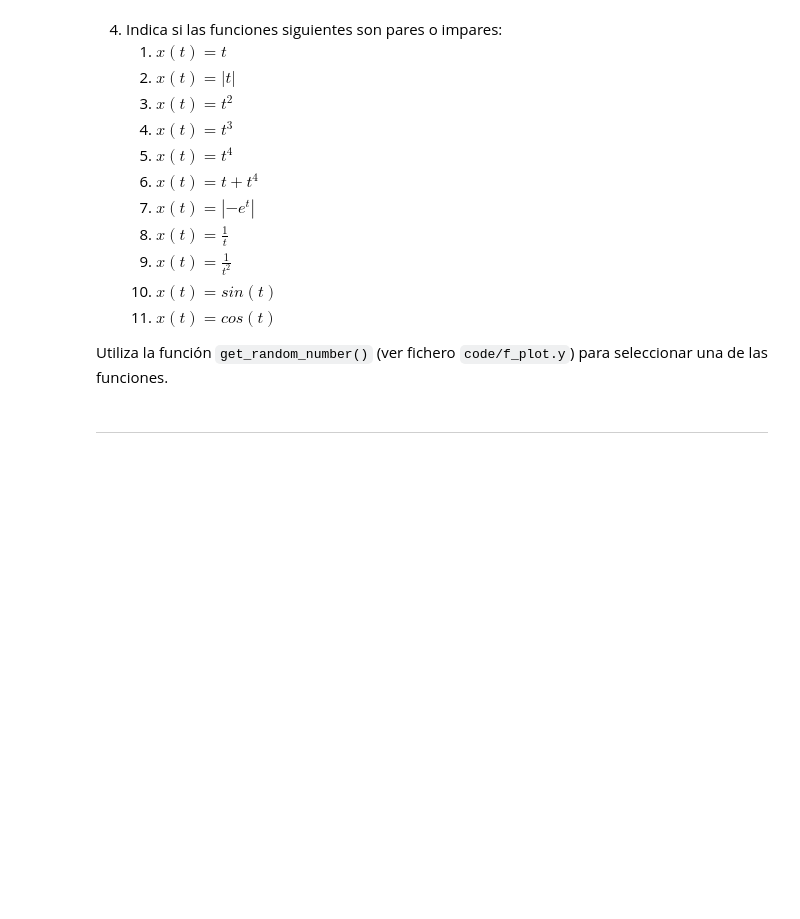
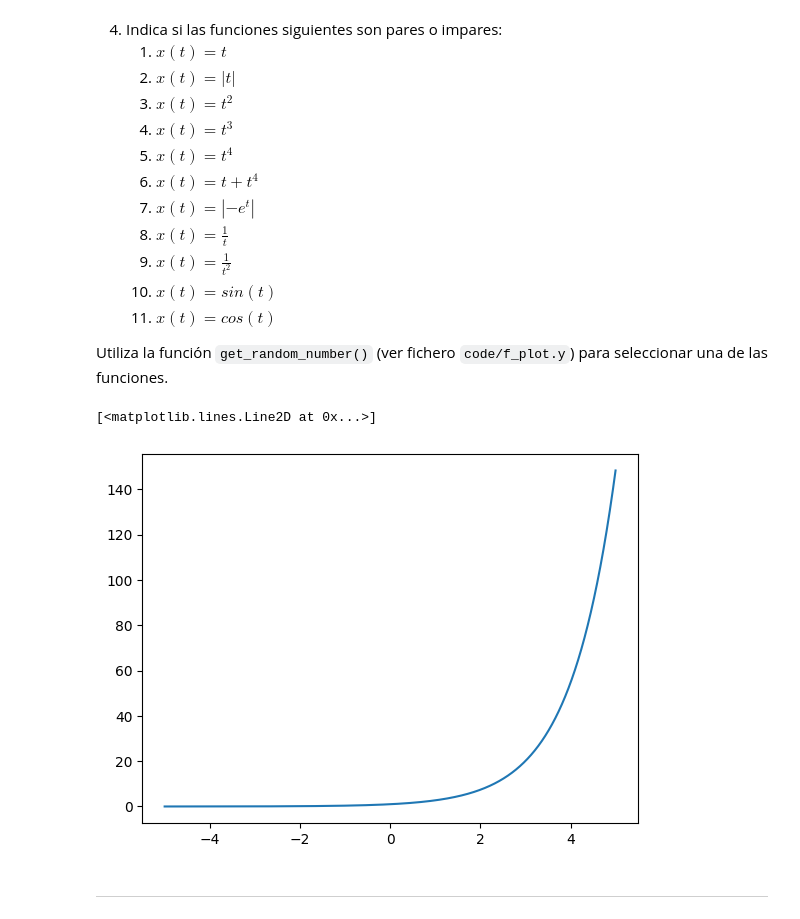
Before and after one commit to alanglk/KISA, a Jupyter notebook: src/PIS/labs/0.ejerciciosIntroduccion.ipynb, the cells around one changed output. Saved outputs shown, nothing was run; the diff lists cells and outputs as text; code cells hidden in the pictures; blank space fills up the shorter version.

```diff
--- a/src/PIS/labs/0.ejerciciosIntroduccion.ipynb
+++ b/src/PIS/labs/0.ejerciciosIntroduccion.ipynb
@@ -185,9 +185,15 @@ Fichero MP3:  Fs = 24000, x.shape = (144000,), x.dtype = float32
 
 Utiliza la función `get_random_number()` (ver fichero `code/f_plot.y`) para seleccionar una de las funciones.
 # %%
-# Seleccionamos una de las funciones anteriores
-seleccionada = get_random_number([1, 11])
-print(seleccionada)
+# Genera y visualiza la señal
+x = np.arange(-5.0, 5.0, 0.001)
+def y(x):
+    return np.abs(- np.exp(x))
+
+plt.plot(x, y(x)) # Impar porque f(x) != f(-x)
+# %% [output]
+[<matplotlib.lines.Line2D at 0x...>]
+[figure, added]
 # %% [markdown]
 <hr style="border: 1px solid green" />
 # %% [markdown]
```
Also changed, not shown: parts of 6 cells of this notebook.
